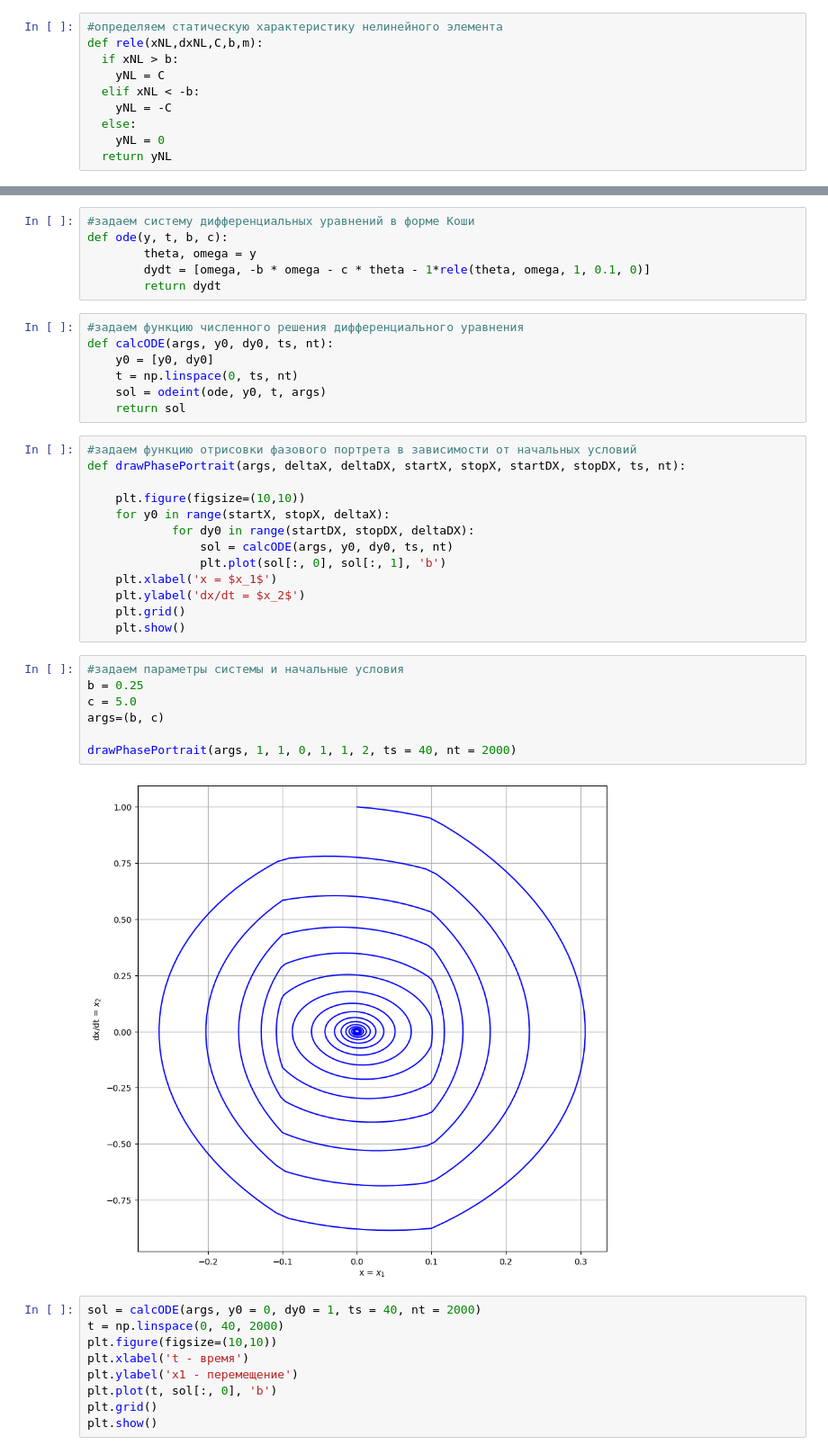
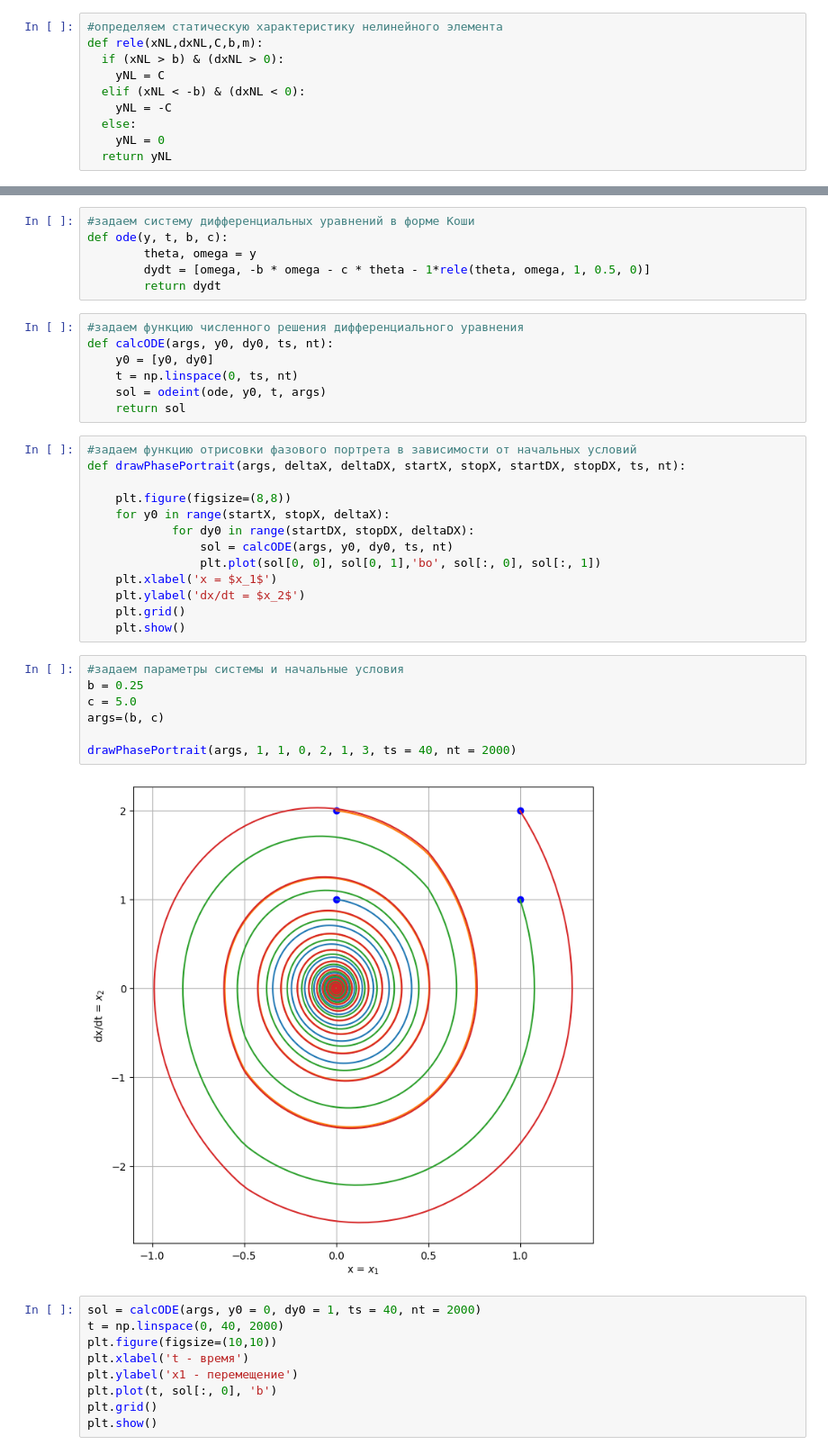
Before and after one commit to TAUforPython/nonlinear_phasepicture, a Jupyter notebook: фазовый_портрет_пример.ipynb, the cells around one changed output, grey strips where cells are left out. Shown: that part at 90% size. Drawn from its saved outputs; the diff is of its cells as text.

```diff
--- a/фазовый_портрет_пример.ipynb
+++ b/фазовый_портрет_пример.ipynb
@@ -10,9 +10,9 @@ https://digiratory.ru/435
 # %%
 #определяем статическую характеристику нелинейного элемента
 def rele(xNL,dxNL,C,b,m):
-  if xNL > b:
+  if (xNL > b) & (dxNL > 0):
     yNL = C
-  elif xNL < -b:
+  elif (xNL < -b) & (dxNL < 0):
     yNL = -C
   else:
     yNL = 0
@@ -26,7 +26,7 @@ def ode(y, t, b, c):
 #задаем систему дифференциальных уравнений в форме Коши
 def ode(y, t, b, c):
         theta, omega = y
-        dydt = [omega, -b * omega - c * theta - 1*rele(theta, omega, 1, 0.1, 0)]
+        dydt = [omega, -b * omega - c * theta - 1*rele(theta, omega, 1, 0.5, 0)]
         return dydt
 # %%
 #задаем функцию численного решения дифференциального уравнения
@@ -39,11 +39,11 @@ def calcODE(args, y0, dy0, ts, nt):
 #задаем функцию отрисовки фазового портрета в зависимости от начальных условий
 def drawPhasePortrait(args, deltaX, deltaDX, startX, stopX, startDX, stopDX, ts, nt):
 
-    plt.figure(figsize=(10,10))
+    plt.figure(figsize=(8,8))
     for y0 in range(startX, stopX, deltaX):
             for dy0 in range(startDX, stopDX, deltaDX):
                 sol = calcODE(args, y0, dy0, ts, nt)
-                plt.plot(sol[:, 0], sol[:, 1], 'b')
+                plt.plot(sol[0, 0], sol[0, 1],'bo', sol[:, 0], sol[:, 1])
     plt.xlabel('x = $x_1$')
     plt.ylabel('dx/dt = $x_2$')
     plt.grid()
@@ -51,12 +51,12 @@ def drawPhasePortrait(args, deltaX, deltaDX, startX, stopX, startDX, stopDX, ts,
 # %%
 #задаем параметры системы и начальные условия
 b = 0.25
 c = 5.0
 args=(b, c)
 
-drawPhasePortrait(args, 1, 1, 0, 1, 1, 2, ts = 40, nt = 2000)
+drawPhasePortrait(args, 1, 1, 0, 2, 1, 3, ts = 40, nt = 2000)
 # %% [output]
-[figure, old version]
+[figure, new version]
 # %%
 sol = calcODE(args, y0 = 0, dy0 = 1, ts = 40, nt = 2000)
 t = np.linspace(0, 40, 2000)
```
Also changed, not shown: parts of 2 cells of this notebook.
